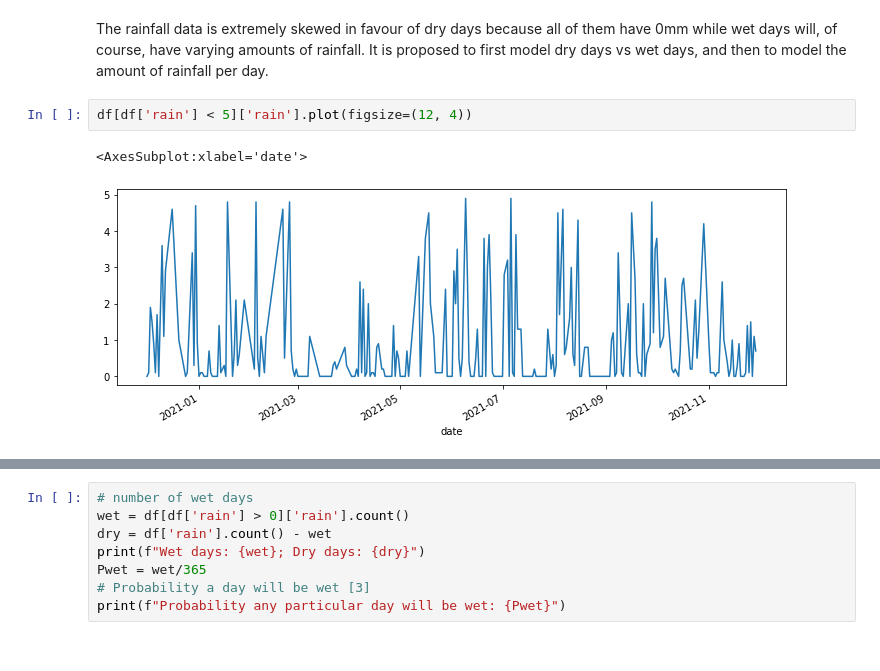
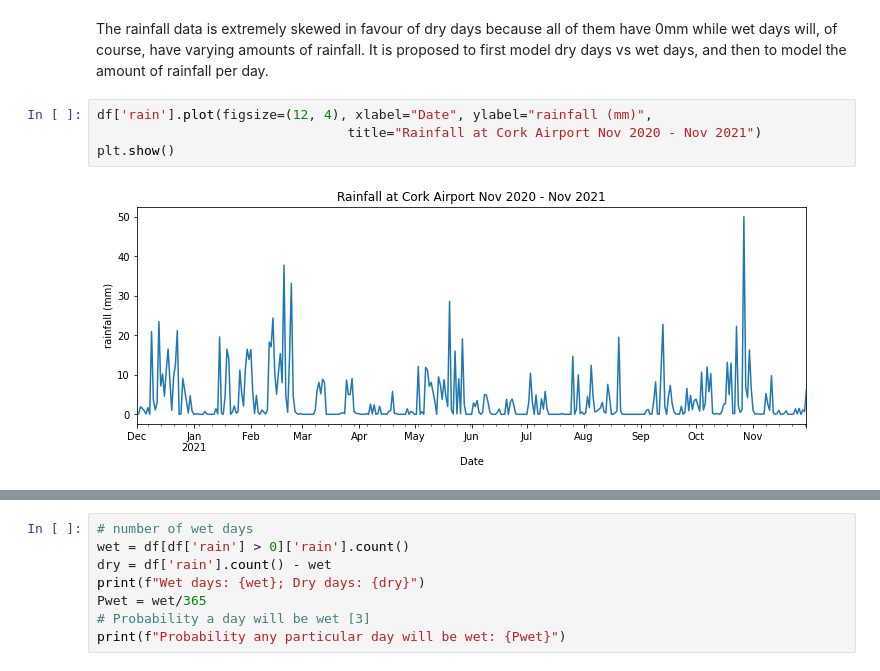
Before and after one commit to fod/simulation, a Jupyter notebook: simulation.ipynb, the cells around one changed output, grey strips where cells are left out. Cells and saved outputs as stored; diff of their text form.

Commit message:
Rain and sun plots

```diff
--- a/simulation.ipynb
+++ b/simulation.ipynb
@@ -443,9 +445,10 @@ plt.show()
 The rainfall data is extremely skewed in favour of dry days because all of them have 0mm while wet days will, of course, have varying amounts of rainfall.
 It is proposed to first model dry days vs wet days, and then to model the amount of rainfall per day.
 # %%
-df[df['rain'] < 5]['rain'].plot(figsize=(12, 4))
+df['rain'].plot(figsize=(12, 4), xlabel="Date", ylabel="rainfall (mm)",
+                                title="Rainfall at Cork Airport Nov 2020 - Nov 2021")
+plt.show()
 # %% [output]
-<AxesSubplot:xlabel='date'>
-[figure, old version]
+[figure, new version]
 # %%
 fig, ax = plt.subplots()
```
Also changed, not shown: parts of 6 cells of this notebook.
